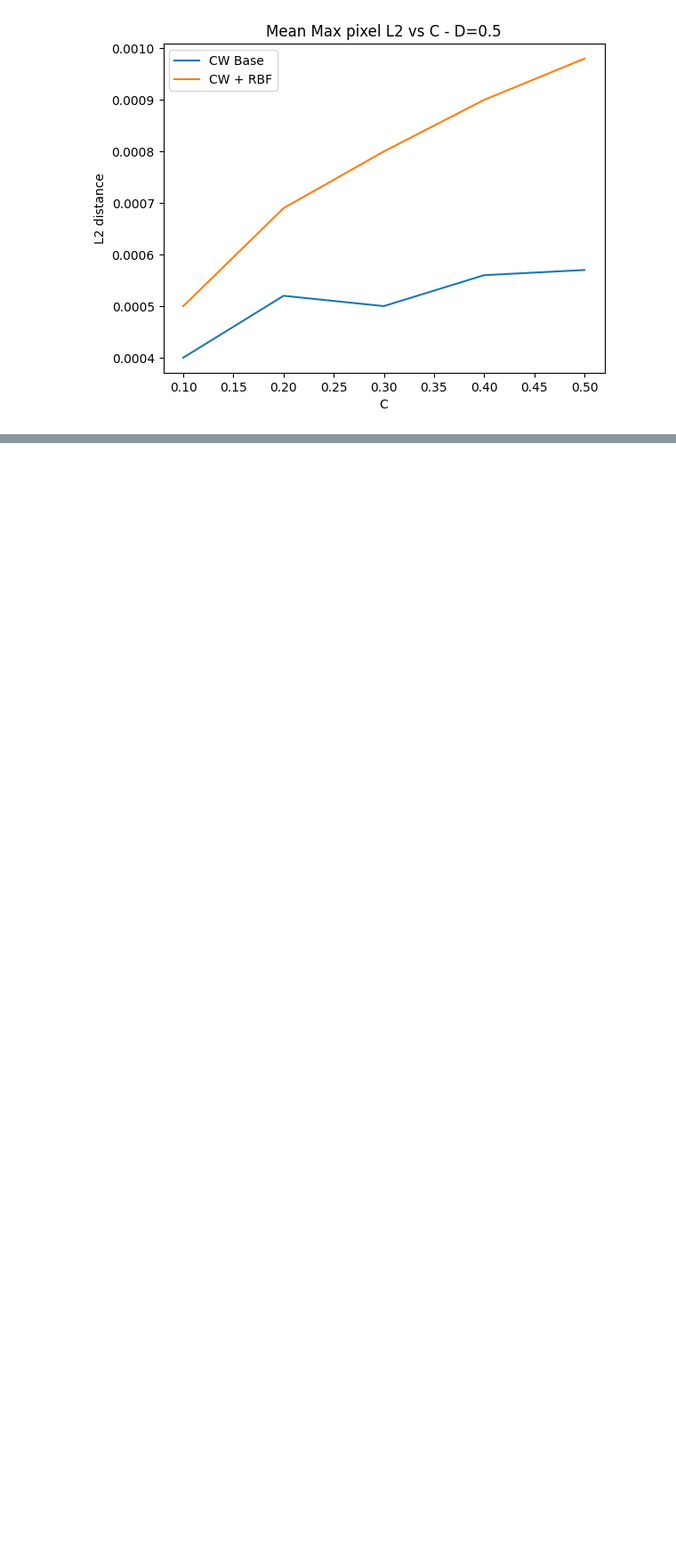
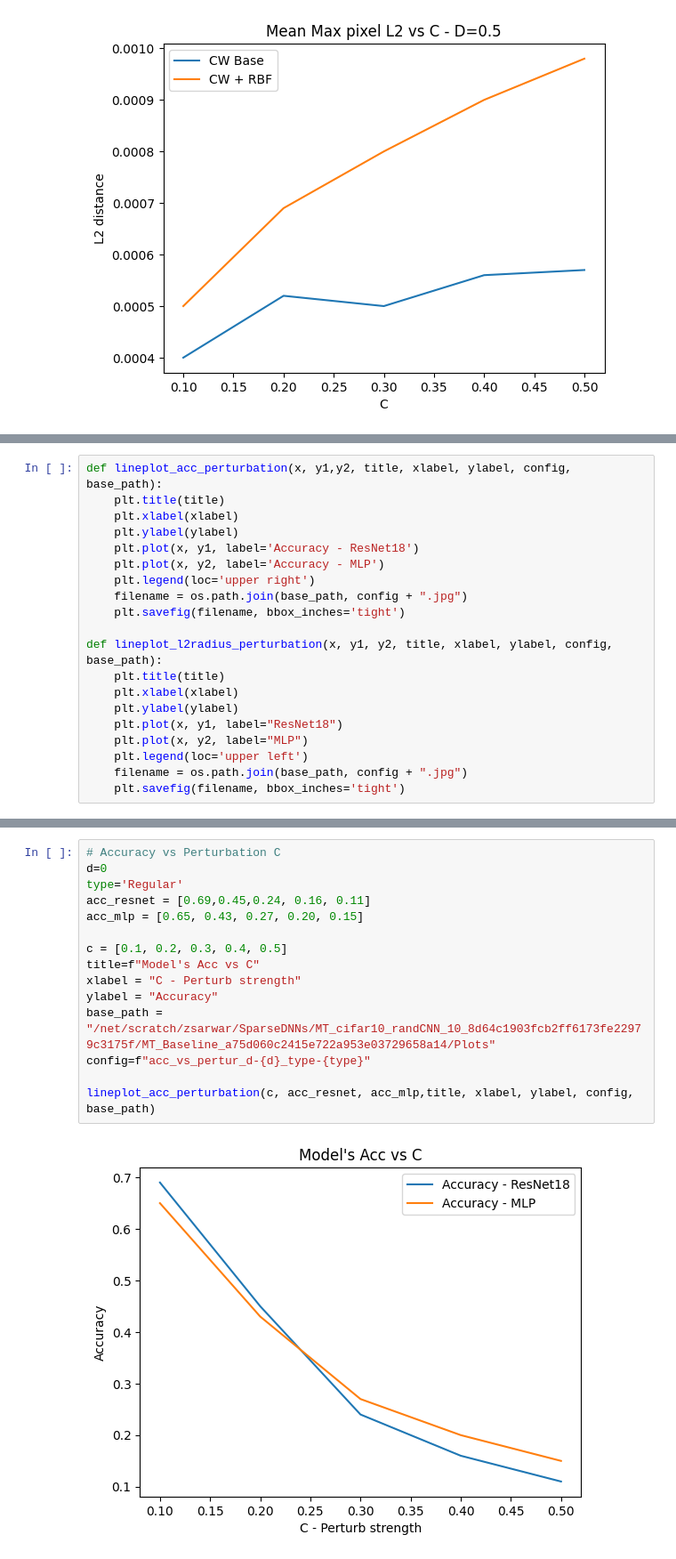
Before and after one commit to zainsarwar865/SparseDNNs, a Jupyter notebook: scripts/analysis.ipynb, the cells around one changed output, grey strips where cells are left out. Shown at 89% size. Cells and saved outputs as stored; diff of their text form; blank space fills up the shorter version.

```diff
--- a/scripts/analysis.ipynb
+++ b/scripts/analysis.ipynb
@@ -815,0 +1028,20 @@ lineplot_l2radius_perturbation(c,base_l2, integrated_l2, title, xlabel, ylabel,
+# %%
+def lineplot_acc_perturbation(x, y1,y2, title, xlabel, ylabel, config, base_path):
+    plt.title(title)
+    plt.xlabel(xlabel)
+    plt.ylabel(ylabel)
+    plt.plot(x, y1, label='Accuracy - ResNet18')
+    plt.plot(x, y2, label='Accuracy - MLP')
+    plt.legend(loc='upper right')
+    filename = os.path.join(base_path, config + ".jpg")
+    plt.savefig(filename, bbox_inches='tight')
+
+def lineplot_l2radius_perturbation(x, y1, y2, title, xlabel, ylabel, config, base_path):
+    plt.title(title)
+    plt.xlabel(xlabel)
+    plt.ylabel(ylabel)
+    plt.plot(x, y1, label="ResNet18")
+    plt.plot(x, y2, label="MLP")
+    plt.legend(loc='upper left')
+    filename = os.path.join(base_path, config + ".jpg")
+    plt.savefig(filename, bbox_inches='tight')
@@ -815,0 +1050,17 @@ lineplot_l2radius_perturbation(c,base_l2, integrated_l2, title, xlabel, ylabel,
+# %%
+# Accuracy vs Perturbation C
+d=0
+type='Regular'
+acc_resnet = [0.69,0.45,0.24, 0.16, 0.11]
+acc_mlp = [0.65, 0.43, 0.27, 0.20, 0.15]
+
+c = [0.1, 0.2, 0.3, 0.4, 0.5]
+title=f"Model's Acc vs C"
+xlabel = "C - Perturb strength"
+ylabel = "Accuracy"
+base_path = "/net/scratch/zsarwar/SparseDNNs/MT_cifar10_randCNN_10_8d64c1903fcb2ff6173fe22979c3175f/MT_Baseline_a75d060c2415e722a953e03729658a14/Plots"
+config=f"acc_vs_pertur_d-{d}_type-{type}"
+
+lineplot_acc_perturbation(c, acc_resnet, acc_mlp,title, xlabel, ylabel, config, base_path)
+# %% [output]
+[figure, added]
```
Also changed, not shown: parts of 18 cells of this notebook, 10 other files.
